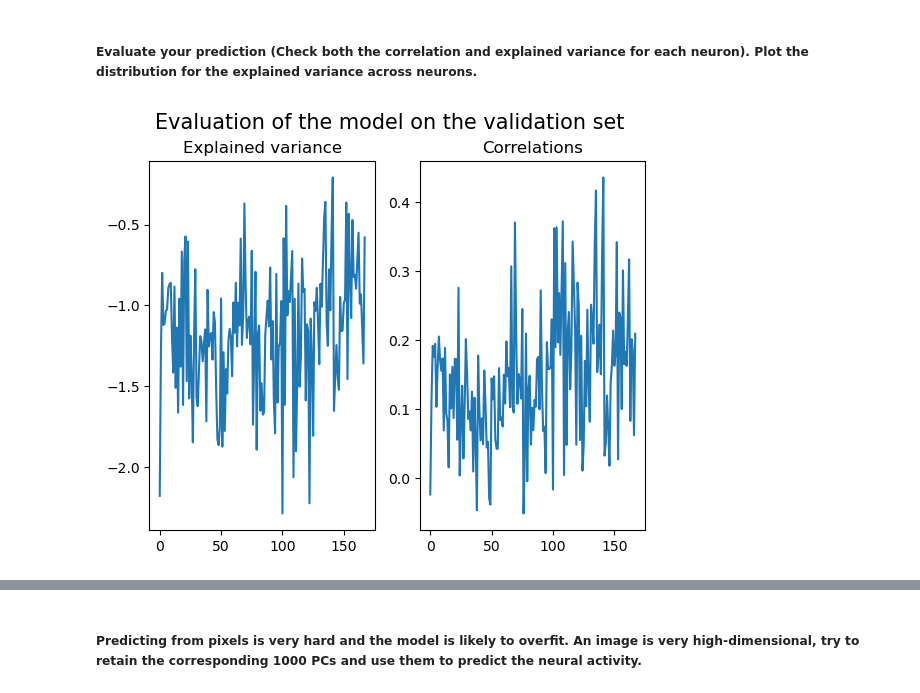
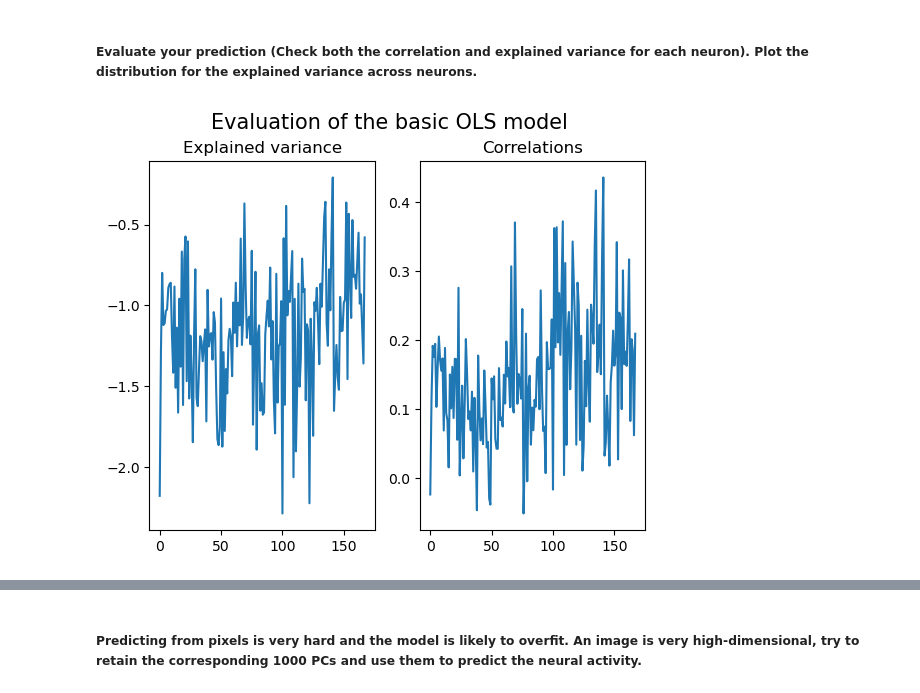
Before and after one commit to meriadecmorrier/NX414-Project, a Jupyter notebook: week5/week5.ipynb, the cells around one changed output, grey strips where cells are left out. Cells and saved outputs as stored; diff of their text form; code cells hidden in the pictures.

```diff
--- a/week5/week5.ipynb
+++ b/week5/week5.ipynb
@@ -84,5 +84,4 @@ You can try out different types of linear regression (ridge, least-square regres
 #### Here your code
 from sklearn.linear_model import LinearRegression
 X=stimulus_train.reshape(2592,3*224*224)
-y=spikes_train
-reg = LinearRegression().fit(X, y)
+reg = LinearRegression().fit(X, spikes_train)
@@ -89,21 +92,26 @@ reg = LinearRegression().fit(X, y)
 # %% [markdown]
 ##### Evaluate your prediction (Check both the correlation and explained variance for each neuron). Plot the distribution for the explained variance across neurons.
-# %%
-pred=reg.predict(stimulus_val.reshape(288,3*224*224))
 # %%
 from sklearn.metrics import explained_variance_score
-correlations=[]
-explained_var=[]
-for i in range(168):
-    correlations.append(np.corrcoef(pred[:,i],spikes_val[:,i])[0,1])
-    explained_var.append(explained_variance_score(spikes_val[:,i],pred[:,i]))
+
+def evaluate_fitted_model(model):
+    pred=model.predict(stimulus_val.reshape(288,3*224*224))
+    correlations=[]
+    explained_var=[]
+    for i in range(168):
+        correlations.append(np.corrcoef(pred[:,i],spikes_val[:,i])[0,1])
+        explained_var.append(explained_variance_score(spikes_val[:,i],pred[:,i]))
+    return(correlations,explained_var)
+
+correlations, explained_var=evaluate_fitted_model(reg)
+ridge_correlations, ridge_explained_var=evaluate_fitted_model(ridge_reg)
 # %%
 fig, (ax1,ax2)=plt.subplots(1,2)
-fig.suptitle('Evaluation of the model on the validation set', fontsize=15)
+fig.suptitle('Evaluation of the basic OLS model', fontsize=15)
 ax1.plot(explained_var)
 ax1.set_title('Explained variance')
 ax2.plot(correlations)
 ax2.set_title('Correlations')
 plt.show()
 # %% [output]
-[figure, old version]
+[figure, new version]
```
Also changed, not shown: parts of 10 cells of this notebook.
